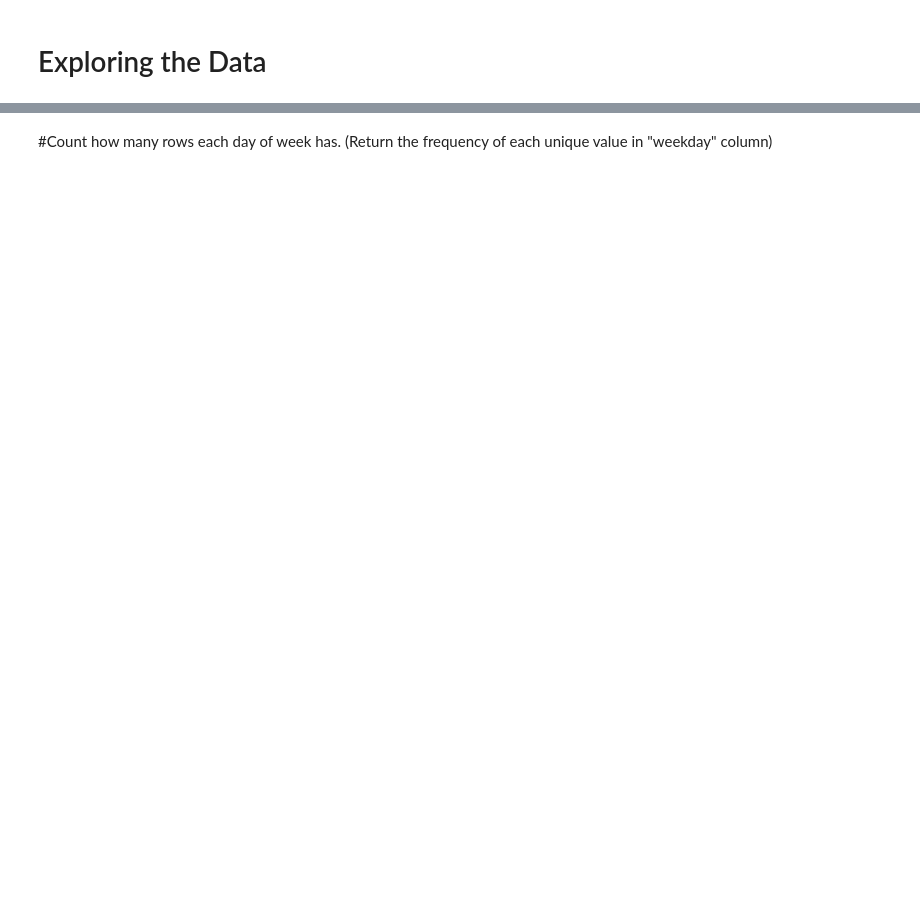
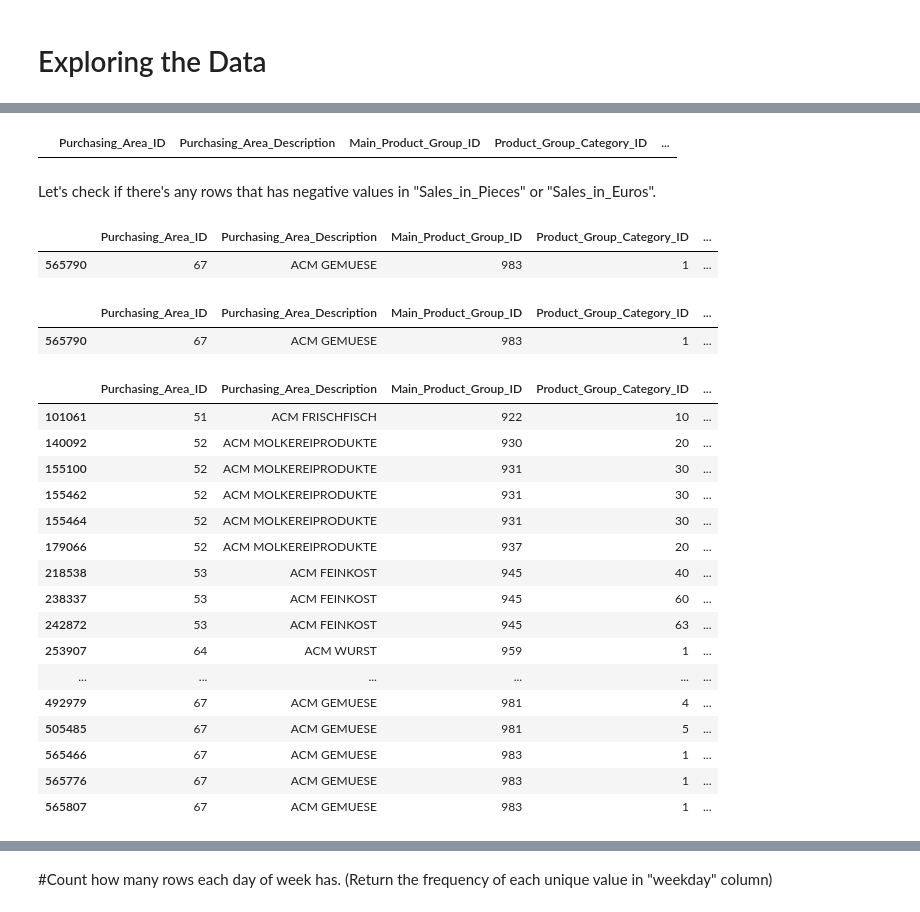
Before and after one commit to thdvbr/nofoodwaste_data, a Jupyter notebook: metronom.ipynb, the cells around one changed output, grey strips where cells are left out. Drawn from its saved outputs; the diff is of its cells as text; code cells hidden in the pictures; blank space fills up the shorter version.

```diff
--- a/metronom.ipynb
+++ b/metronom.ipynb
@@ -347,0 +416,37 @@ df.groupby("Purchasing_Area_Description").sum()
+# %%
+temp = df[df['Sales_in_Pieces'].isnull()]
+temp[temp['Sales_in_Euros'].notnull()]
+# %% [output]
+|  | Purchasing_Area_ID | Purchasing_Area_Description | Main_Product_Group_ID | Product_Group_Category_ID | ... |
+# %% [markdown]
+Let's check if there's any rows that has negative values in "Sales_in_Pieces" or "Sales_in_Euros".
+# %%
+df[df['Sales_in_Pieces'] < 0 ]
+# %% [output]
+|  | Purchasing_Area_ID | Purchasing_Area_Description | Main_Product_Group_ID | Product_Group_Category_ID | ... |
+| 565790 | 67 | ACM GEMUESE | 983 | 1 | ... |
+# %%
+df[df['Sales_in_Euros'] < 0]
+# %% [output]
+|  | Purchasing_Area_ID | Purchasing_Area_Description | Main_Product_Group_ID | Product_Group_Category_ID | ... |
+| 565790 | 67 | ACM GEMUESE | 983 | 1 | ... |
+# %%
+df[df['Stocks_in_Euros_per_Day'] < 0]
+# %% [output]
+|  | Purchasing_Area_ID | Purchasing_Area_Description | Main_Product_Group_ID | Product_Group_Category_ID | ... |
+| 101061 | 51 | ACM FRISCHFISCH | 922 | 10 | ... |
+| 140092 | 52 | ACM MOLKEREIPRODUKTE | 930 | 20 | ... |
+| 155100 | 52 | ACM MOLKEREIPRODUKTE | 931 | 30 | ... |
+| 155462 | 52 | ACM MOLKEREIPRODUKTE | 931 | 30 | ... |
+| 155464 | 52 | ACM MOLKEREIPRODUKTE | 931 | 30 | ... |
+| 179066 | 52 | ACM MOLKEREIPRODUKTE | 937 | 20 | ... |
+| 218538 | 53 | ACM FEINKOST | 945 | 40 | ... |
+| 238337 | 53 | ACM FEINKOST | 945 | 60 | ... |
+| 242872 | 53 | ACM FEINKOST | 945 | 63 | ... |
+| 253907 | 64 | ACM WURST | 959 | 1 | ... |
+| ... | ... | ... | ... | ... | ... |
+| 492979 | 67 | ACM GEMUESE | 981 | 4 | ... |
+| 505485 | 67 | ACM GEMUESE | 981 | 5 | ... |
+| 565466 | 67 | ACM GEMUESE | 983 | 1 | ... |
+| 565776 | 67 | ACM GEMUESE | 983 | 1 | ... |
+| 565807 | 67 | ACM GEMUESE | 983 | 1 | ... |
```
Also changed, not shown: parts of 34 cells of this notebook.
